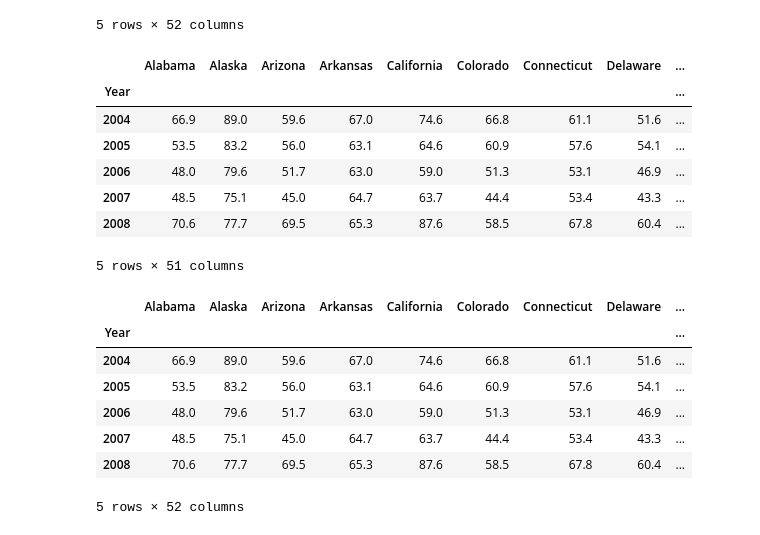
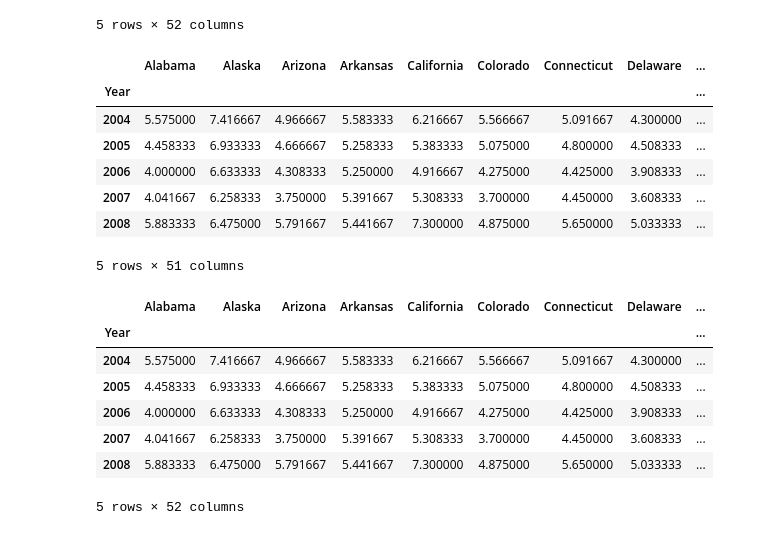
Before and after one commit to d-burke-data/Project_01, a Jupyter notebook: Work_Camden/unemployment_stats.ipynb, the cells around one changed output. Cells and saved outputs as stored; diff of their text form; code cells hidden in the pictures.

```diff
--- a/Work_Camden/unemployment_stats.ipynb
+++ b/Work_Camden/unemployment_stats.ipynb
@@ -27,27 +80,27 @@ df.head()
 | 4 | 5.7 | 7.5 | 5.1 | 5.7 | 6.4 | 5.6 | 5.2 | 4.2 | ... |
 5 rows × 52 columns
 # %%
-year_grp = df.groupby('Year').sum()
+year_grp = df.groupby('Year').mean()
 year_grp.head()
 # %% [output]
 |  | Alabama | Alaska | Arizona | Arkansas | California | Colorado | Connecticut | Delaware | ... |
 | Year |  |  |  |  |  |  |  |  | ... |
-| 2004 | 66.9 | 89.0 | 59.6 | 67.0 | 74.6 | 66.8 | 61.1 | 51.6 | ... |
-| 2005 | 53.5 | 83.2 | 56.0 | 63.1 | 64.6 | 60.9 | 57.6 | 54.1 | ... |
-| 2006 | 48.0 | 79.6 | 51.7 | 63.0 | 59.0 | 51.3 | 53.1 | 46.9 | ... |
-| 2007 | 48.5 | 75.1 | 45.0 | 64.7 | 63.7 | 44.4 | 53.4 | 43.3 | ... |
-| 2008 | 70.6 | 77.7 | 69.5 | 65.3 | 87.6 | 58.5 | 67.8 | 60.4 | ... |
+| 2004 | 5.575000 | 7.416667 | 4.966667 | 5.583333 | 6.216667 | 5.566667 | 5.091667 | 4.300000 | ... |
+| 2005 | 4.458333 | 6.933333 | 4.666667 | 5.258333 | 5.383333 | 5.075000 | 4.800000 | 4.508333 | ... |
+| 2006 | 4.000000 | 6.633333 | 4.308333 | 5.250000 | 4.916667 | 4.275000 | 4.425000 | 3.908333 | ... |
+| 2007 | 4.041667 | 6.258333 | 3.750000 | 5.391667 | 5.308333 | 3.700000 | 4.450000 | 3.608333 | ... |
+| 2008 | 5.883333 | 6.475000 | 5.791667 | 5.441667 | 7.300000 | 4.875000 | 5.650000 | 5.033333 | ... |
 5 rows × 51 columns
 # %%
-year_grp['Total'] = year_grp.sum(axis=1)
+year_grp['Average'] = year_grp.mean(axis=1)
 year_grp.head()
 # %% [output]
 |  | Alabama | Alaska | Arizona | Arkansas | California | Colorado | Connecticut | Delaware | ... |
 | Year |  |  |  |  |  |  |  |  | ... |
-| 2004 | 66.9 | 89.0 | 59.6 | 67.0 | 74.6 | 66.8 | 61.1 | 51.6 | ... |
-| 2005 | 53.5 | 83.2 | 56.0 | 63.1 | 64.6 | 60.9 | 57.6 | 54.1 | ... |
-| 2006 | 48.0 | 79.6 | 51.7 | 63.0 | 59.0 | 51.3 | 53.1 | 46.9 | ... |
-| 2007 | 48.5 | 75.1 | 45.0 | 64.7 | 63.7 | 44.4 | 53.4 | 43.3 | ... |
-| 2008 | 70.6 | 77.7 | 69.5 | 65.3 | 87.6 | 58.5 | 67.8 | 60.4 | ... |
+| 2004 | 5.575000 | 7.416667 | 4.966667 | 5.583333 | 6.216667 | 5.566667 | 5.091667 | 4.300000 | ... |
+| 2005 | 4.458333 | 6.933333 | 4.666667 | 5.258333 | 5.383333 | 5.075000 | 4.800000 | 4.508333 | ... |
+| 2006 | 4.000000 | 6.633333 | 4.308333 | 5.250000 | 4.916667 | 4.275000 | 4.425000 | 3.908333 | ... |
+| 2007 | 4.041667 | 6.258333 | 3.750000 | 5.391667 | 5.308333 | 3.700000 | 4.450000 | 3.608333 | ... |
+| 2008 | 5.883333 | 6.475000 | 5.791667 | 5.441667 | 7.300000 | 4.875000 | 5.650000 | 5.033333 | ... |
 5 rows × 52 columns
 # %%
```
Also changed, not shown: parts of 4 cells of this notebook, 2 other files.
